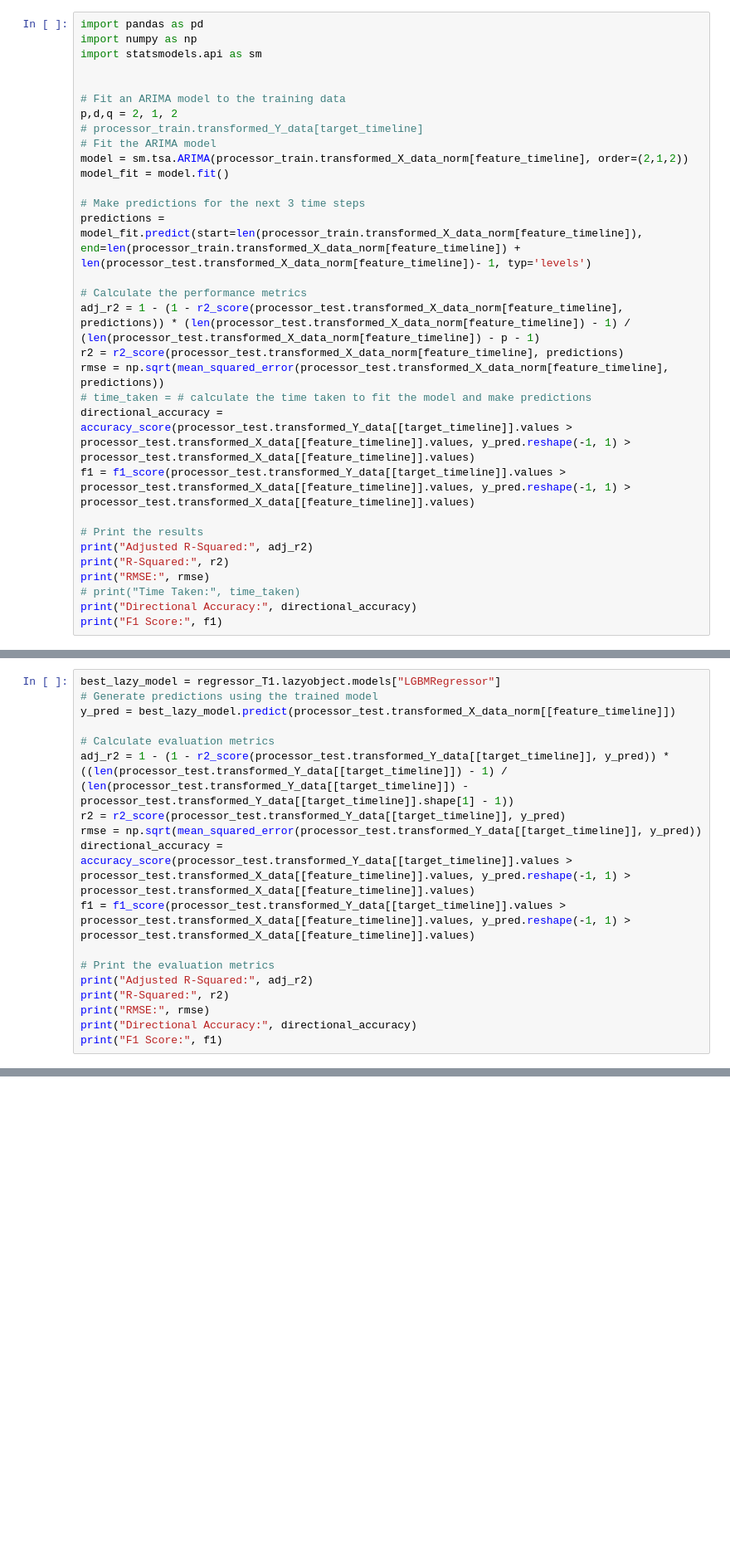
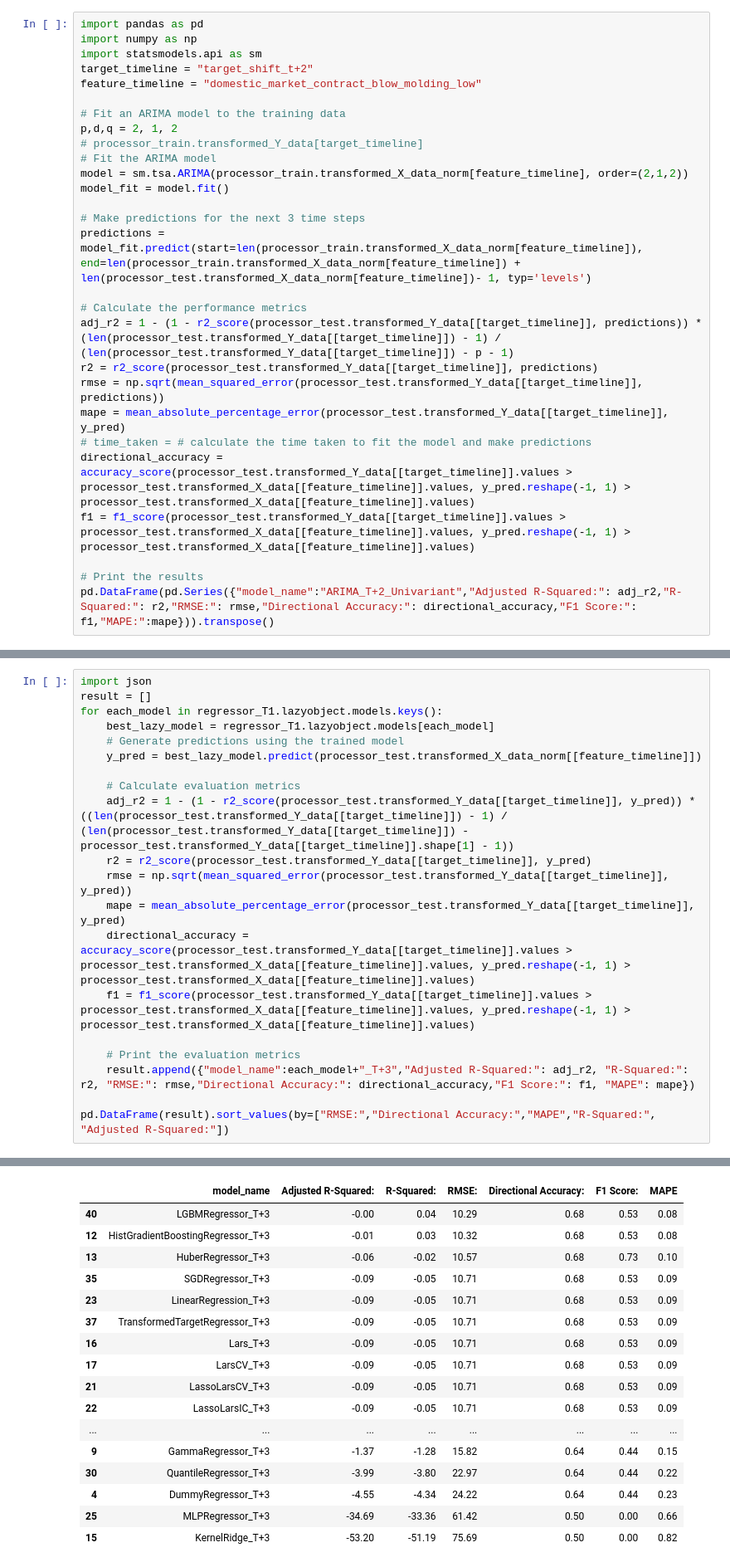
Before and after one commit to vincycode7/TaiyoAI_Domestic_Molding, a Jupyter notebook: exploratory_data_analysis.ipynb, the cells around one changed output, grey strips where cells are left out. Shown: that part at 83% size. Drawn from its saved outputs; the diff is of its cells as text; blank space fills up the shorter version.

```diff
--- a/exploratory_data_analysis.ipynb
+++ b/exploratory_data_analysis.ipynb
@@ -298,7 +465,8 @@ KeyboardInterrupt:
 import pandas as pd
 import numpy as np
 import statsmodels.api as sm
-
+target_timeline = "target_shift_t+2"
+feature_timeline = "domestic_market_contract_blow_molding_low"
 
 # Fit an ARIMA model to the training data
 p,d,q = 2, 1, 2
@@ -311,18 +479,14 @@ model_fit = model.fit()
 predictions = model_fit.predict(start=len(processor_train.transformed_X_data_norm[feature_timeline]), end=len(processor_train.transformed_X_data_norm[feature_timeline]) + len(processor_test.transformed_X_data_norm[feature_timeline])- 1, typ='levels')
 
 # Calculate the performance metrics
-adj_r2 = 1 - (1 - r2_score(processor_test.transformed_X_data_norm[feature_timeline], predictions)) * (len(processor_test.transformed_X_data_norm[feature_timeline]) - 1) / (len(processor_test.transformed_X_data_norm[feature_timeline]) - p - 1)
-r2 = r2_score(processor_test.transformed_X_data_norm[feature_timeline], predictions)
-rmse = np.sqrt(mean_squared_error(processor_test.transformed_X_data_norm[feature_timeline], predictions))
+adj_r2 = 1 - (1 - r2_score(processor_test.transformed_Y_data[[target_timeline]], predictions)) * (len(processor_test.transformed_Y_data[[target_timeline]]) - 1) / (len(processor_test.transformed_Y_data[[target_timeline]]) - p - 1)
+r2 = r2_score(processor_test.transformed_Y_data[[target_timeline]], predictions)
+rmse = np.sqrt(mean_squared_error(processor_test.transformed_Y_data[[target_timeline]], predictions))
+mape = mean_absolute_percentage_error(processor_test.transformed_Y_data[[target_timeline]], y_pred)
 # time_taken = # calculate the time taken to fit the model and make predictions
 directional_accuracy = accuracy_score(processor_test.transformed_Y_data[[target_timeline]].values > processor_test.transformed_X_data[[feature_timeline]].values, y_pred.reshape(-1, 1) > processor_test.transformed_X_data[[feature_timeline]].values)
 f1 = f1_score(processor_test.transformed_Y_data[[target_timeline]].values > processor_test.transformed_X_data[[feature_timeline]].values, y_pred.reshape(-1, 1) > processor_test.transformed_X_data[[feature_timeline]].values)
 
 # Print the results
-print("Adjusted R-Squared:", adj_r2)
-print("R-Squared:", r2)
-print("RMSE:", rmse)
-# print("Time Taken:", time_taken)
-print("Directional Accuracy:", directional_accuracy)
-print("F1 Score:", f1)
+pd.DataFrame(pd.Series({"model_name":"ARIMA_T+2_Univariant","Adjusted R-Squared:": adj_r2,"R-Squared:": r2,"RMSE:": rmse,"Directional Accuracy:": directional_accuracy,"F1 Score:": f1,"MAPE:":mape})).transpose()
 # %% [output]
@@ -468,19 +523,21 @@ Found array with 1 feature(s) (shape=(248, 1)) while a minimum of 2 is required
 # %%
-best_lazy_model = regressor_T1.lazyobject.models["LGBMRegressor"]
-# Generate predictions using the trained model
-y_pred = best_lazy_model.predict(processor_test.transformed_X_data_norm[[feature_timeline]])
+import json
+result = []
+for each_model in regressor_T1.lazyobject.models.keys():
+    best_lazy_model = regressor_T1.lazyobject.models[each_model]
+    # Generate predictions using the trained model
+    y_pred = best_lazy_model.predict(processor_test.transformed_X_data_norm[[feature_timeline]])
 
-# Calculate evaluation metrics
-adj_r2 = 1 - (1 - r2_score(processor_test.transformed_Y_data[[target_timeline]], y_pred)) * ((len(processor_test.transformed_Y_data[[target_timeline]]) - 1) / (len(processor_test.transformed_Y_data[[target_timeline]]) - processor_test.transformed_Y_data[[target_timeline]].shape[1] - 1))
-r2 = r2_score(processor_test.transformed_Y_data[[target_timeline]], y_pred)
-rmse = np.sqrt(mean_squared_error(processor_test.transformed_Y_data[[target_timeline]], y_pred))
-directional_accuracy = accuracy_score(processor_test.transformed_Y_data[[target_timeline]].values > processor_test.transformed_X_data[[feature_timeline]].values, y_pred.reshape(-1, 1) > processor_test.transformed_X_data[[feature_timeline]].values)
-f1 = f1_score(processor_test.transformed_Y_data[[target_timeline]].values > processor_test.transformed_X_data[[feature_timeline]].values, y_pred.reshape(-1, 1) > processor_test.transformed_X_data[[feature_timeline]].values)
+    # Calculate evaluation metrics
+    adj_r2 = 1 - (1 - r2_score(processor_test.transformed_Y_data[[target_timeline]], y_pred)) * ((len(processor_test.transformed_Y_data[[target_timeline]]) - 1) / (len(processor_test.transformed_Y_data[[target_timeline]]) - processor_test.transformed_Y_data[[target_timeline]].shape[1] - 1))
+    r2 = r2_score(processor_test.transformed_Y_data[[target_timeline]], y_pred)
+    rmse = np.sqrt(mean_squared_error(processor_test.transformed_Y_data[[target_timeline]], y_pred))
+    mape = mean_absolute_percentage_error(processor_test.transformed_Y_data[[target_timeline]], y_pred)
+    directional_accuracy = accuracy_score(processor_test.transformed_Y_data[[target_timeline]].values > processor_test.transformed_X_data[[feature_timeline]].values, y_pred.reshape(-1, 1) > processor_test.transformed_X_data[[feature_timeline]].values)
+    f1 = f1_score(processor_test.transformed_Y_data[[target_timeline]].values > processor_test.transformed_X_data[[feature_timeline]].values, y_pred.reshape(-1, 1) > processor_test.transformed_X_data[[feature_timeline]].values)
 
-# Print the evaluation metrics
-print("Adjusted R-Squared:", adj_r2)
-print("R-Squared:", r2)
-print("RMSE:", rmse)
-print("Directional Accuracy:", directional_accuracy)
-print("F1 Score:", f1)
+    # Print the evaluation metrics
+    result.append({"model_name":each_model+"_T+3","Adjusted R-Squared:": adj_r2, "R-Squared:": r2, "RMSE:": rmse,"Directional Accuracy:": directional_accuracy,"F1 Score:": f1, "MAPE": mape})
+
+pd.DataFrame(result).sort_values(by=["RMSE:","Directional Accuracy:","MAPE","R-Squared:", "Adjusted R-Squared:"])
 # %% [output]
@@ -491,0 +544,17 @@ F1 Score: 0.5263157894736842
+|  | model_name | Adjusted R-Squared: | R-Squared: | RMSE: | Directional Accuracy: | F1 Score: | MAPE |
+| 40 | LGBMRegressor_T+3 | -0.00 | 0.04 | 10.29 | 0.68 | 0.53 | 0.08 |
+| 12 | HistGradientBoostingRegressor_T+3 | -0.01 | 0.03 | 10.32 | 0.68 | 0.53 | 0.08 |
+| 13 | HuberRegressor_T+3 | -0.06 | -0.02 | 10.57 | 0.68 | 0.73 | 0.10 |
+| 35 | SGDRegressor_T+3 | -0.09 | -0.05 | 10.71 | 0.68 | 0.53 | 0.09 |
+| 23 | LinearRegression_T+3 | -0.09 | -0.05 | 10.71 | 0.68 | 0.53 | 0.09 |
+| 37 | TransformedTargetRegressor_T+3 | -0.09 | -0.05 | 10.71 | 0.68 | 0.53 | 0.09 |
+| 16 | Lars_T+3 | -0.09 | -0.05 | 10.71 | 0.68 | 0.53 | 0.09 |
+| 17 | LarsCV_T+3 | -0.09 | -0.05 | 10.71 | 0.68 | 0.53 | 0.09 |
+| 21 | LassoLarsCV_T+3 | -0.09 | -0.05 | 10.71 | 0.68 | 0.53 | 0.09 |
+| 22 | LassoLarsIC_T+3 | -0.09 | -0.05 | 10.71 | 0.68 | 0.53 | 0.09 |
+| ... | ... | ... | ... | ... | ... | ... | ... |
+| 9 | GammaRegressor_T+3 | -1.37 | -1.28 | 15.82 | 0.64 | 0.44 | 0.15 |
+| 30 | QuantileRegressor_T+3 | -3.99 | -3.80 | 22.97 | 0.64 | 0.44 | 0.22 |
+| 4 | DummyRegressor_T+3 | -4.55 | -4.34 | 24.22 | 0.64 | 0.44 | 0.23 |
+| 25 | MLPRegressor_T+3 | -34.69 | -33.36 | 61.42 | 0.50 | 0.00 | 0.66 |
+| 15 | KernelRidge_T+3 | -53.20 | -51.19 | 75.69 | 0.50 | 0.00 | 0.82 |
```
Also changed, not shown: parts of 49 cells of this notebook, 2 other files.
